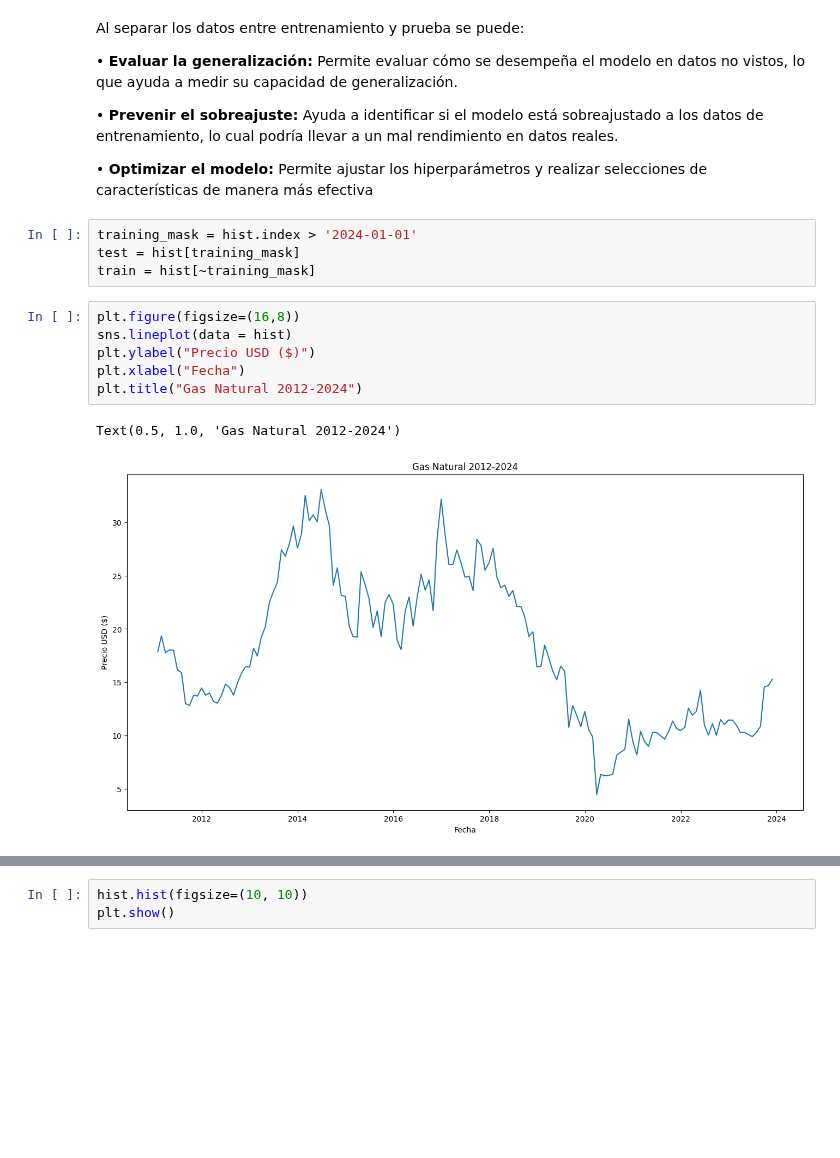
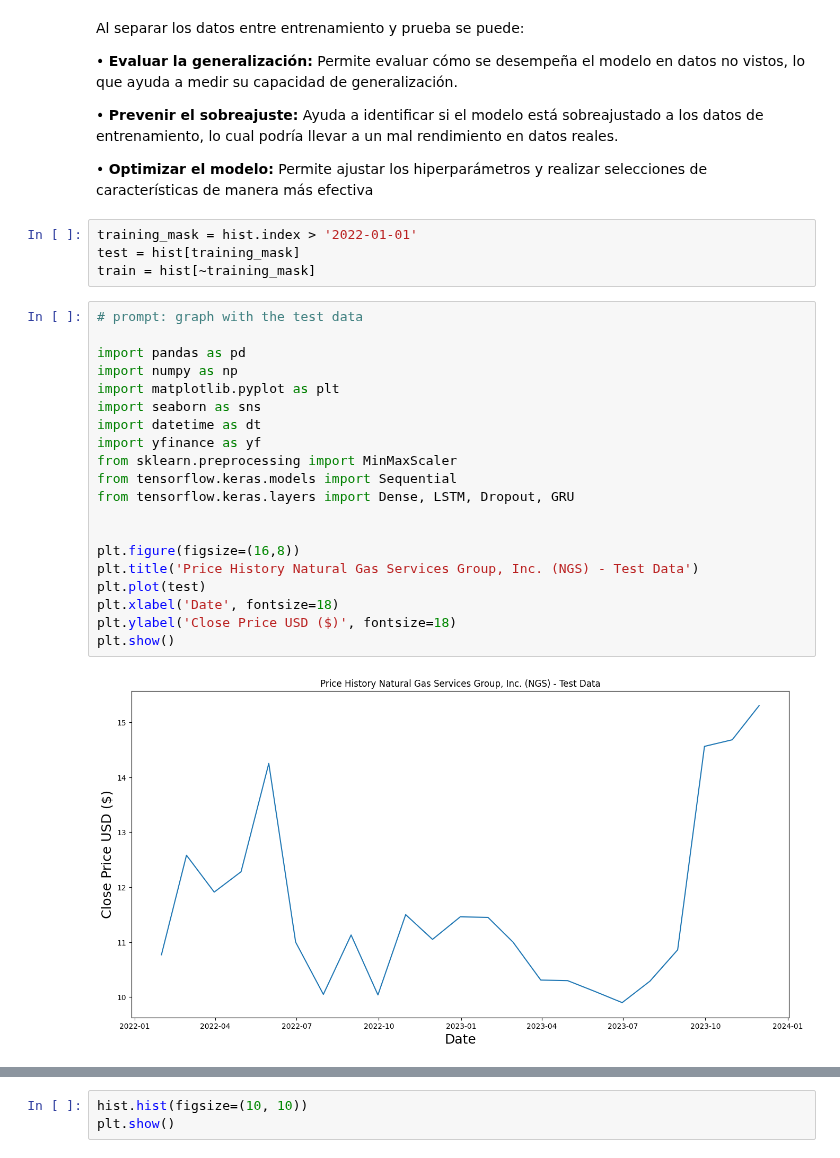
Before and after one commit to Michelleagl/Series_de_Tiempo, a Jupyter notebook: Proyecto_Series_.ipynb, the cells around one changed output, grey strips where cells are left out. Drawn from its saved outputs; the diff is of its cells as text; blank space fills up the shorter version.

```diff
--- a/Proyecto_Series_.ipynb
+++ b/Proyecto_Series_.ipynb
@@ -171,15 +173,28 @@ Al separar los datos entre entrenamiento y prueba se puede:
 
 • **Optimizar el modelo:** Permite ajustar los hiperparámetros y realizar selecciones de características de manera más efectiva
 # %%
-training_mask = hist.index > '2024-01-01'
+training_mask = hist.index > '2022-01-01'
 test = hist[training_mask]
 train = hist[~training_mask]
-# %%
-plt.figure(figsize=(16,8))
-sns.lineplot(data = hist)
-plt.ylabel("Precio USD ($)")
-plt.xlabel("Fecha")
-plt.title("Gas Natural 2012-2024")
-# %% [output]
-Text(0.5, 1.0, 'Gas Natural 2012-2024')
-[figure, removed]
+# %%
+# prompt: graph with the test data
+
+import pandas as pd
+import numpy as np
+import matplotlib.pyplot as plt
+import seaborn as sns
+import datetime as dt
+import yfinance as yf
+from sklearn.preprocessing import MinMaxScaler
+from tensorflow.keras.models import Sequential
+from tensorflow.keras.layers import Dense, LSTM, Dropout, GRU
+
+
+plt.figure(figsize=(16,8))
+plt.title('Price History Natural Gas Services Group, Inc. (NGS) - Test Data')
+plt.plot(test)
+plt.xlabel('Date', fontsize=18)
+plt.ylabel('Close Price USD ($)', fontsize=18)
+plt.show()
+# %% [output]
+[figure, added]
```
Also changed, not shown: parts of 11 cells of this notebook.
